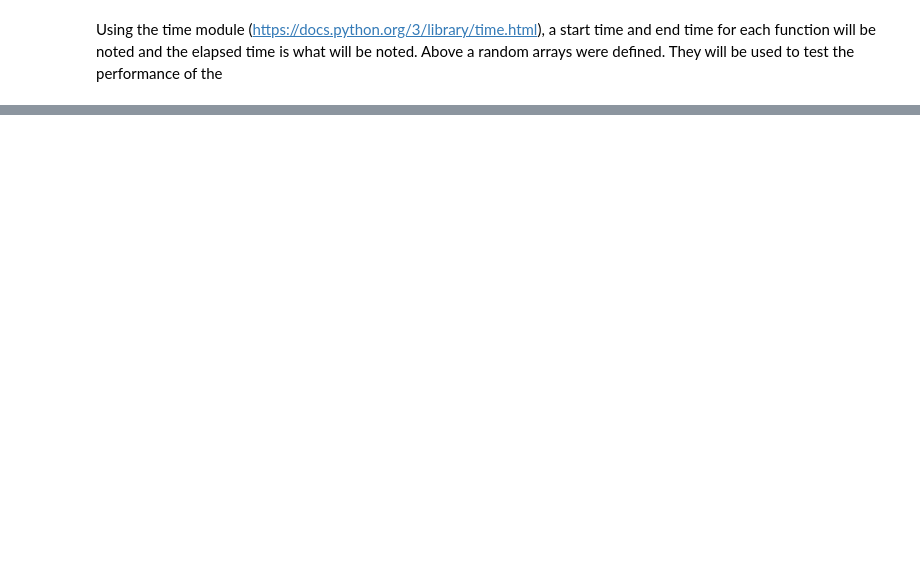
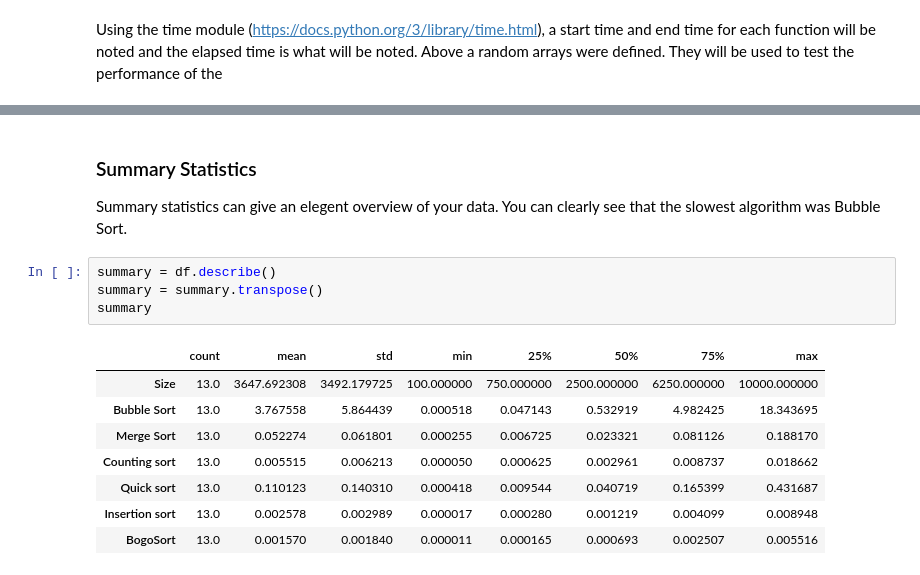
Before and after one commit to RitRa/Algorithms-project-, a Jupyter notebook: Benchmarking Sorting Algorithms.ipynb, the cells around one changed output, grey strips where cells are left out. Saved outputs shown, nothing was run; the diff lists cells and outputs as text; blank space fills up the shorter version.

```diff
--- a/Benchmarking Sorting Algorithms.ipynb
+++ b/Benchmarking Sorting Algorithms.ipynb
@@ -552,0 +379,16 @@ Bubble Sort      None BubbleSort:  0.0005598068237304688
+# %% [markdown]
+### Summary Statistics
+Summary statistics can give an elegent overview of your data. You can clearly see that the slowest algorithm was Bubble Sort.
+# %%
+summary = df.describe()
+summary = summary.transpose()
+summary
+# %% [output]
+|  | count | mean | std | min | 25% | 50% | 75% | max |
+| Size | 13.0 | 3647.692308 | 3492.179725 | 100.000000 | 750.000000 | 2500.000000 | 6250.000000 | 10000.000000 |
+| Bubble Sort | 13.0 | 3.767558 | 5.864439 | 0.000518 | 0.047143 | 0.532919 | 4.982425 | 18.343695 |
+| Merge Sort | 13.0 | 0.052274 | 0.061801 | 0.000255 | 0.006725 | 0.023321 | 0.081126 | 0.188170 |
+| Counting sort | 13.0 | 0.005515 | 0.006213 | 0.000050 | 0.000625 | 0.002961 | 0.008737 | 0.018662 |
+| Quick sort | 13.0 | 0.110123 | 0.140310 | 0.000418 | 0.009544 | 0.040719 | 0.165399 | 0.431687 |
+| Insertion sort | 13.0 | 0.002578 | 0.002989 | 0.000017 | 0.000280 | 0.001219 | 0.004099 | 0.008948 |
+| BogoSort | 13.0 | 0.001570 | 0.001840 | 0.000011 | 0.000165 | 0.000693 | 0.002507 | 0.005516 |
```
Also changed, not shown: parts of 32 cells of this notebook, 11 other files.
